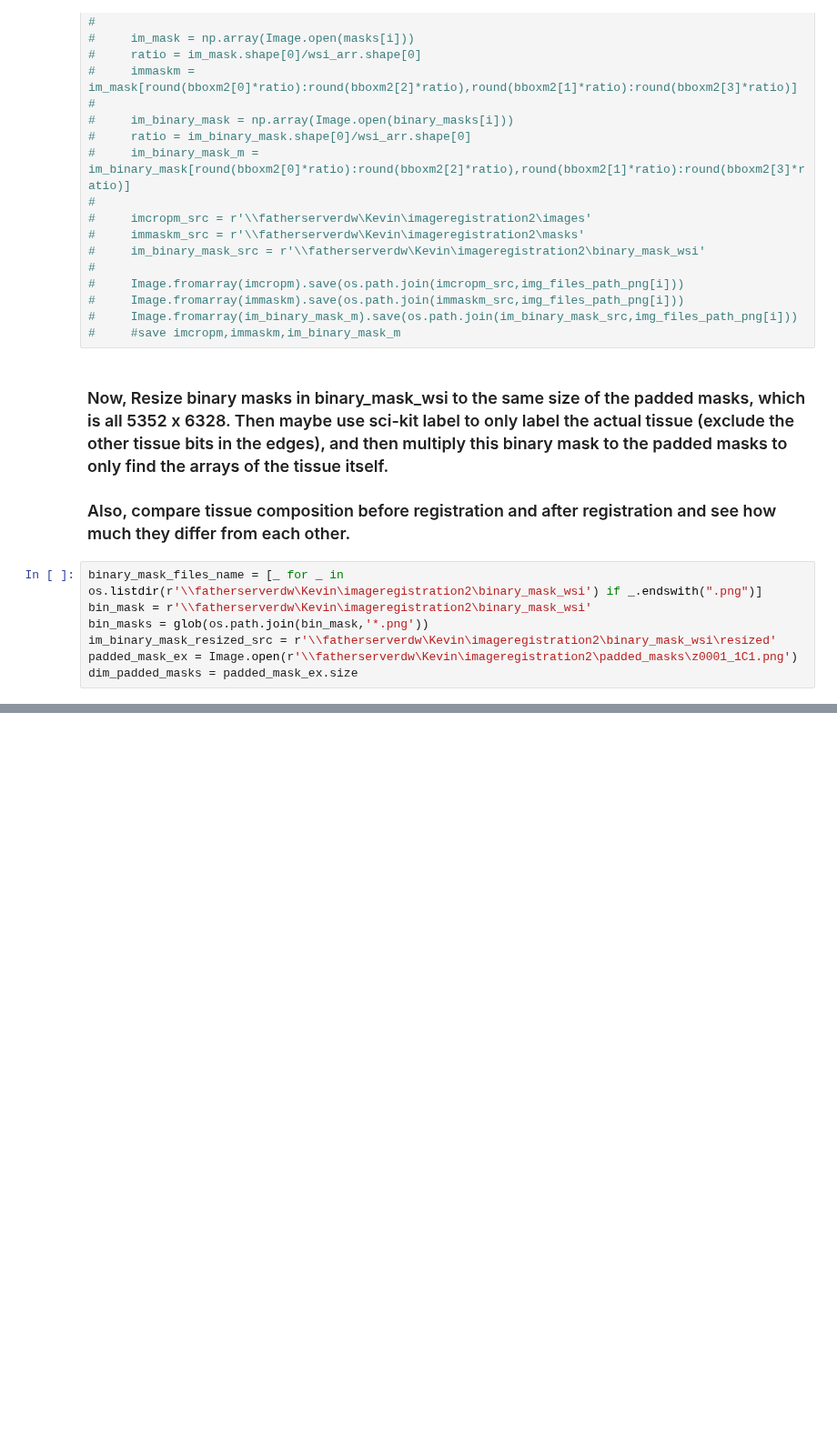
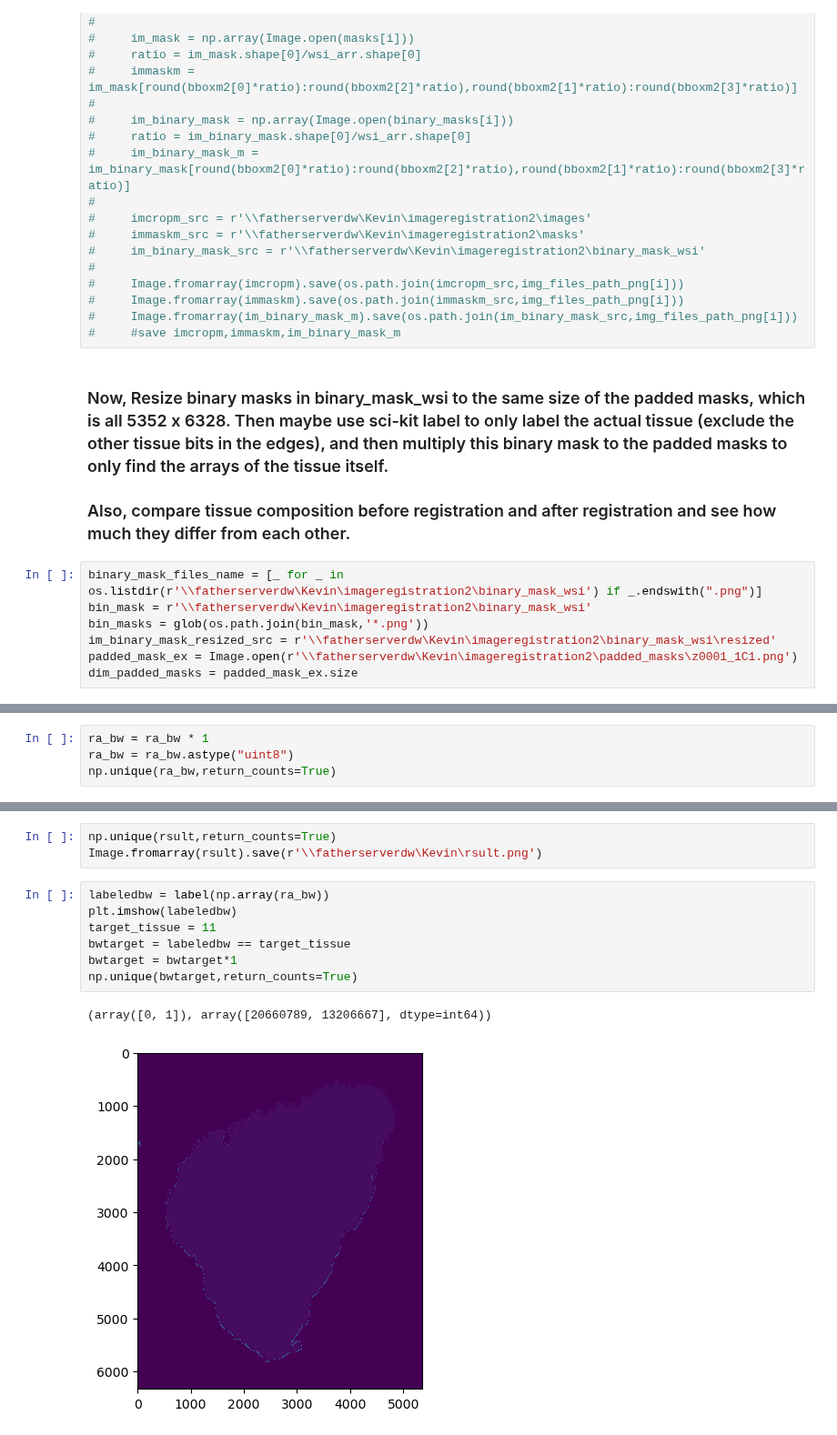
Before and after one commit to Wirtz-Lab/wsi_analysis, a Jupyter notebook: kevin/wsi2imcrop.ipynb, the cells around one changed output, grey strips where cells are left out. Shown at 91% size. Drawn from its saved outputs; the diff is of its cells as text; blank space fills up the shorter version.

Commit message:
kevin update

```diff
--- a/kevin/wsi2imcrop.ipynb
+++ b/kevin/wsi2imcrop.ipynb
@@ -126,0 +95,4 @@ array([[1, 1, 1, ..., 0, 0, 0],
+# %%
+ra_bw = ra_bw * 1
+ra_bw = ra_bw.astype("uint8")
+np.unique(ra_bw,return_counts=True)
@@ -126,0 +112,13 @@ array([[1, 1, 1, ..., 0, 0, 0],
+# %%
+np.unique(rsult,return_counts=True)
+Image.fromarray(rsult).save(r'\\fatherserverdw\Kevin\rsult.png')
+# %%
+labeledbw = label(np.array(ra_bw))
+plt.imshow(labeledbw)
+target_tissue = 11
+bwtarget = labeledbw == target_tissue
+bwtarget = bwtarget*1
+np.unique(bwtarget,return_counts=True)
+# %% [output]
+(array([0, 1]), array([20660789, 13206667], dtype=int64))
+[figure, added]
```
Also changed, not shown: parts of 8 cells of this notebook.
